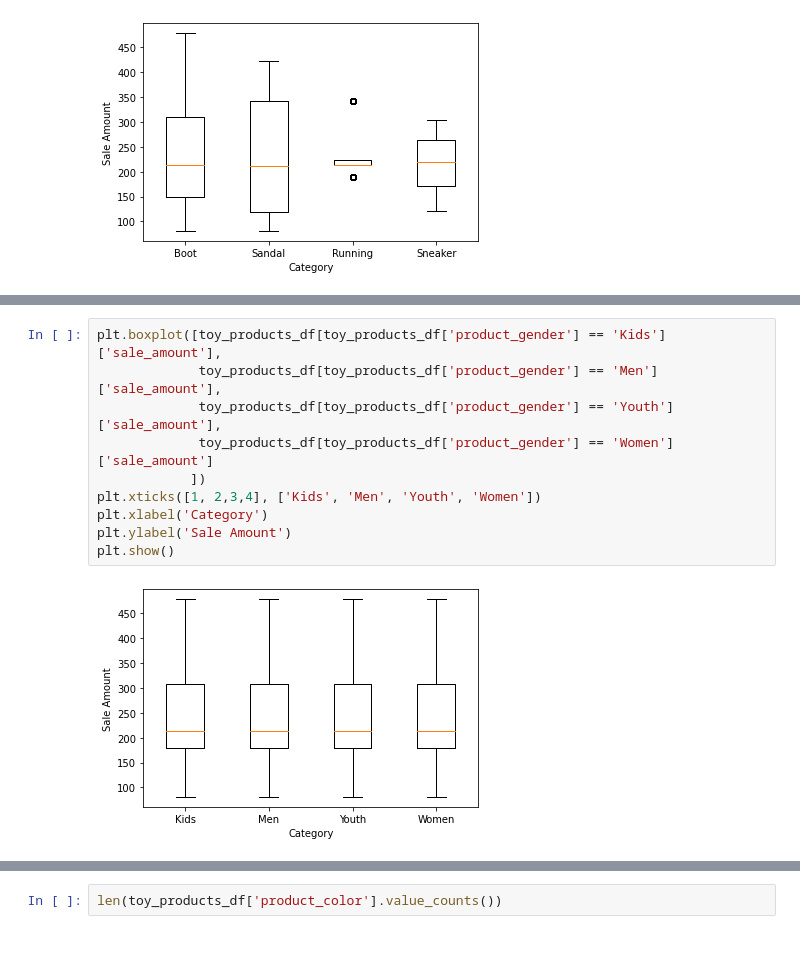
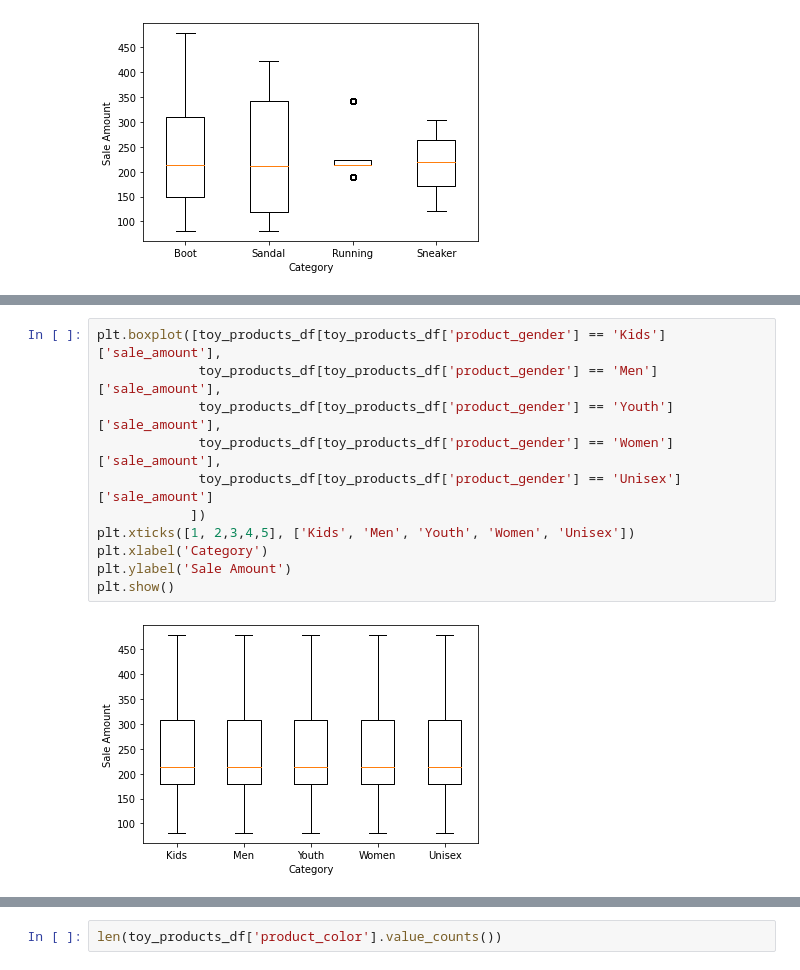
Before and after one commit to jeremypmobley/nonsense, a Jupyter notebook: flagship/flagship_eda.ipynb, the cells around one changed output, grey strips where cells are left out. Drawn from its saved outputs; the diff is of its cells as text.

```diff
--- a/flagship/flagship_eda.ipynb
+++ b/flagship/flagship_eda.ipynb
@@ -157,15 +162,16 @@ Name: product_gender, dtype: int64
 # %%
 plt.boxplot([toy_products_df[toy_products_df['product_gender'] == 'Kids']['sale_amount'],
              toy_products_df[toy_products_df['product_gender'] == 'Men']['sale_amount'],
              toy_products_df[toy_products_df['product_gender'] == 'Youth']['sale_amount'],
-             toy_products_df[toy_products_df['product_gender'] == 'Women']['sale_amount']
+             toy_products_df[toy_products_df['product_gender'] == 'Women']['sale_amount'],
+             toy_products_df[toy_products_df['product_gender'] == 'Unisex']['sale_amount']
             ])
-plt.xticks([1, 2,3,4], ['Kids', 'Men', 'Youth', 'Women'])
+plt.xticks([1, 2,3,4,5], ['Kids', 'Men', 'Youth', 'Women', 'Unisex'])
 plt.xlabel('Category')
 plt.ylabel('Sale Amount')
 plt.show()
 # %% [output]
-[figure, old version]
+[figure, new version]
 # %%
 # Count unique values of categoricals
 toy_products_df['product_color'].value_counts()
```
Also changed, not shown: parts of 30 cells of this notebook, 1 other file.
